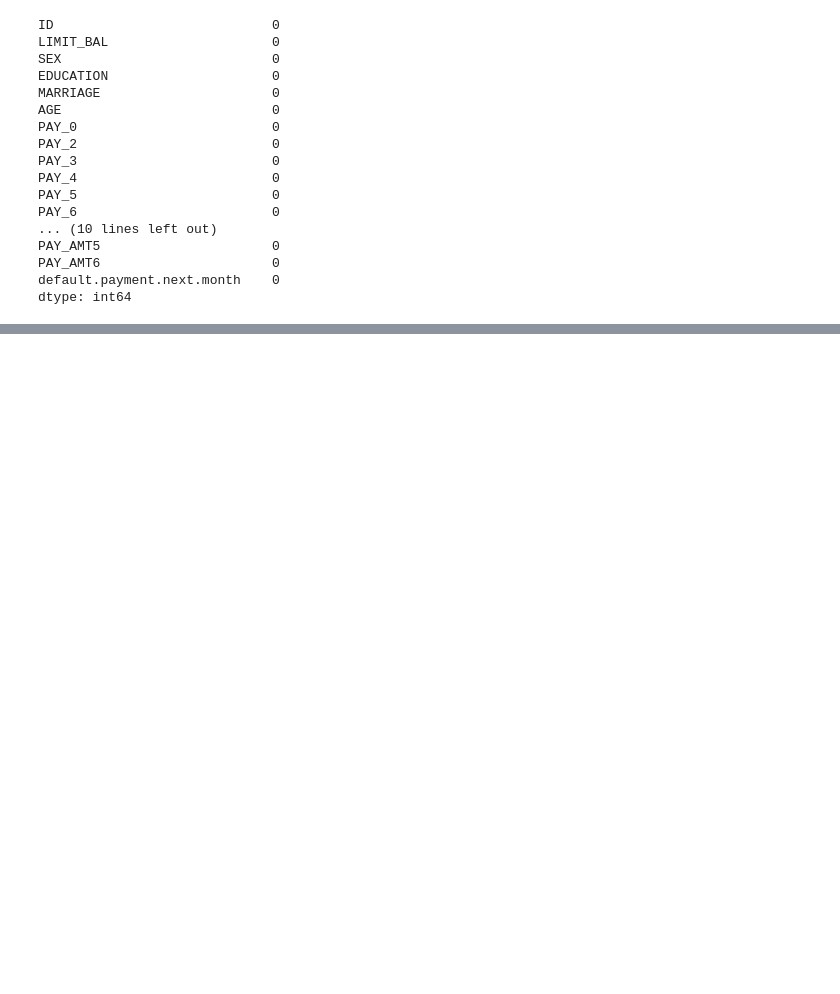
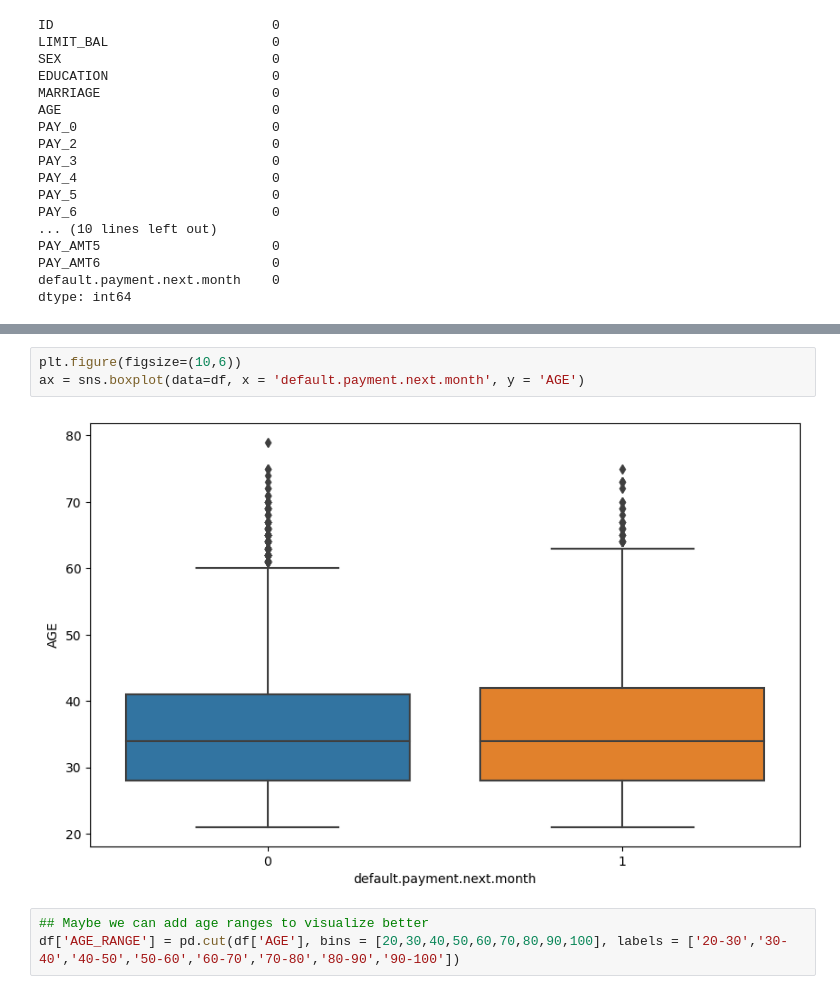
Before and after one commit to eeeds/Github-Actions-Project, a Jupyter notebook: notebooks/notebook.ipynb, the cells around one changed output, grey strips where cells are left out. Saved outputs shown, nothing was run; the diff lists cells and outputs as text; blank space fills up the shorter version.

```diff
--- a/notebooks/notebook.ipynb
+++ b/notebooks/notebook.ipynb
@@ -89,0 +113,8 @@ dtype: int64
+# %%
+plt.figure(figsize=(10,6))
+ax = sns.boxplot(data=df, x = 'default.payment.next.month', y = 'AGE')
+# %% [output]
+[figure, added]
+# %%
+## Maybe we can add age ranges to visualize better
+df['AGE_RANGE'] = pd.cut(df['AGE'], bins = [20,30,40,50,60,70,80,90,100], labels = ['20-30','30-40','40-50','50-60','60-70','70-80','80-90','90-100'])
```
Also changed, not shown: parts of 37 cells of this notebook, 2 other files.
